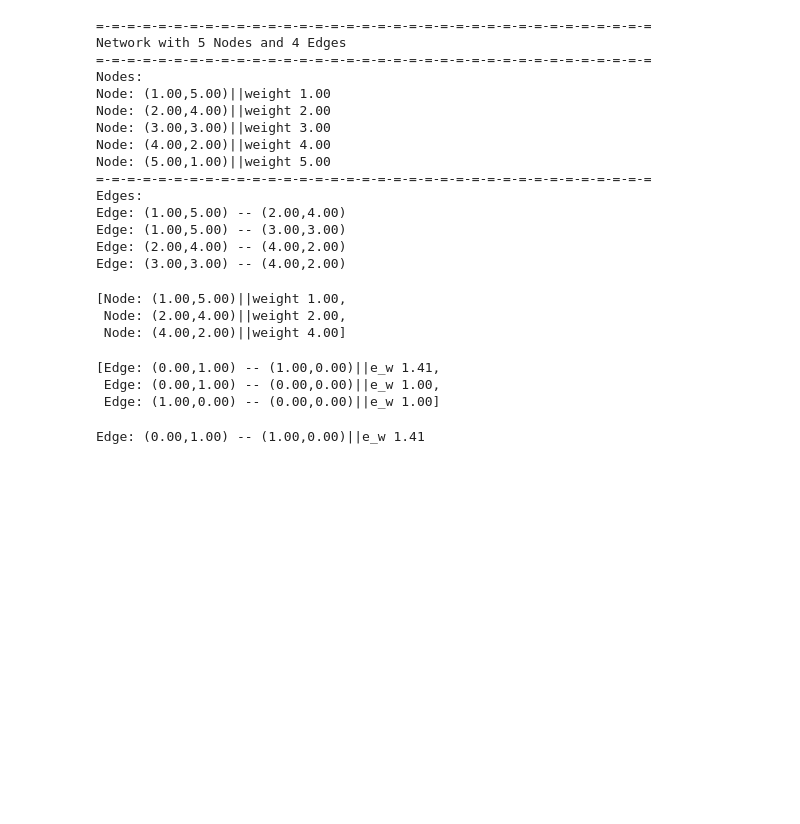
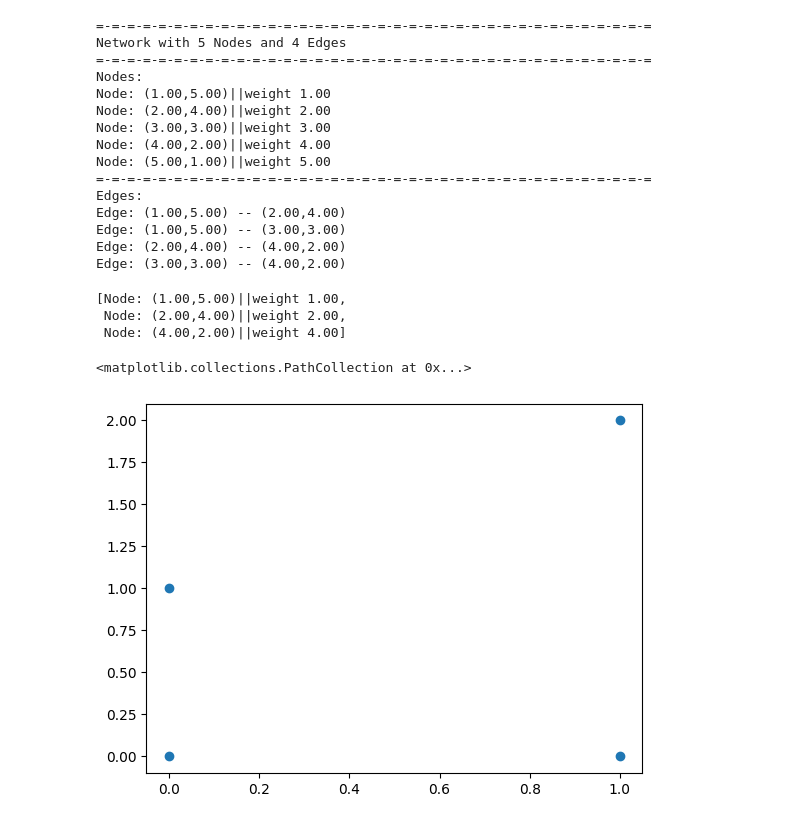
Before and after one commit to jmgpgit/Final-Project, a Jupyter notebook: src/recreate.ipynb, the cells around one changed output. Cells and saved outputs as stored; diff of their text form; code cells hidden in the pictures; blank space fills up the shorter version.

```diff
--- a/src/recreate.ipynb
+++ b/src/recreate.ipynb
@@ -152,14 +166,15 @@ class Edge:
         self._node2 = node2
     @property
     def weight(self):
-        if self.wf != None:
-            return self.wf(self.node1,self.node2)
+        if self.wf:
+            return self.wf(self)
         return self._weight
     @weight.setter
     def weight(self, weight):
         if self.wf:
-            self._weight = self.wf(self.node1, self.node2)
-        self._weight = weight
+            self._weight = self.wf(self)
+        else:
+            self._weight = weight
     @property
     def dir(self):
         return self._dir
@@ -231,9 +246,7 @@ class Edge:
         return edge
     @classmethod
     def make_from_attr(cls, attr):
-        if attr['wf']:
-            return cls.make(attr['node1'], attr['node2'], attr['wf'](attr['node1'], attr['node2']), attr['dir'])
-        return cls.make(attr['node1'], attr['node2'], attr['weight'], attr['dir'])
+        return cls.make(attr['node1'], attr['node2'], attr['weight'], attr['dir'], attr['wf'])
     def copy(self, keep_id=False):
         if keep_id:
             new_edge = Edge.make_from_attr(self.attr)
@@ -250,7 +263,7 @@ class Edge:
             return new_edge
         return Edge.reverse(self)
     def __key(self):
-        return (self.node1,self.node2,self.weight,self.dir,self.id)
+        return (self.node1,self.node2,self.weight,self.dir,self.id,self.wf)
     def __hash__(self) -> int:
         return hash(self.__key())
     def __eq__(self, o: object) -> bool:
@@ -690,20 +703,19 @@ network.find_path(a,d)
  Node: (2.00,4.00)||weight 2.00,
  Node: (4.00,2.00)||weight 4.00]
 # %%
+dist = lambda x : Node.dist(x.node1,x.node2)
 a = Node().make(0,1)
 b = Node().make(1,0)
 c = Node().make(0,0)
-ab = Edge().make(a,b,a.dist_to(b))
-ac = Edge().make(a,c,a.dist_to(c))
-bc = Edge().make(b,c,b.dist_to(c))
-network = Network([a,b,c],[ab,ac,bc])
-network.edges
+d = Node().make(1,2)
+ab = Edge().make(a,b,wf = lambda x :  dist(x))
+ac = Edge().make(a,c,wf = lambda x :  dist(x))
+bd = Edge().make(b,d,wf = lambda x :  dist(x))
+cd = Edge().make(c,d,wf = lambda x :  dist(x))
+
+network = Network([a,b,c,d],[ab,ac,bd,cd])
+network
+plt.scatter([i.loc[0] for i in network.nodes], [i.loc[1] for i in network.nodes])
 # %% [output]
-[Edge: (0.00,1.00) -- (1.00,0.00)||e_w 1.41,
- Edge: (0.00,1.00) -- (0.00,0.00)||e_w 1.00,
- Edge: (1.00,0.00) -- (0.00,0.00)||e_w 1.00]
+<matplotlib.collections.PathCollection at 0x...>
+[figure, added]
-# %%
-ab = Edge().make(a,b,wf=Node.dist)
-ab
-# %% [output]
-Edge: (0.00,1.00) -- (1.00,0.00)||e_w 1.41
```
Also changed, not shown: parts of 23 cells of this notebook, 8 other files.
